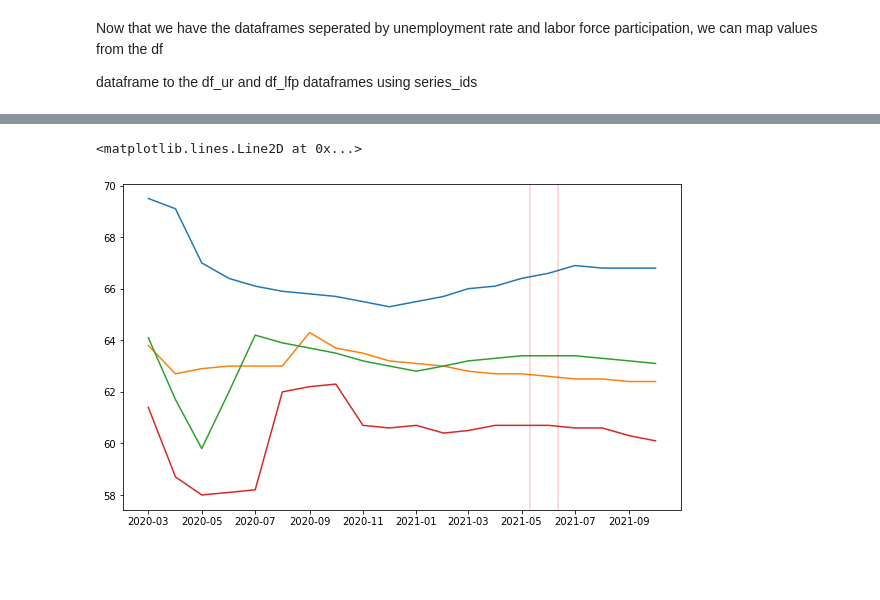
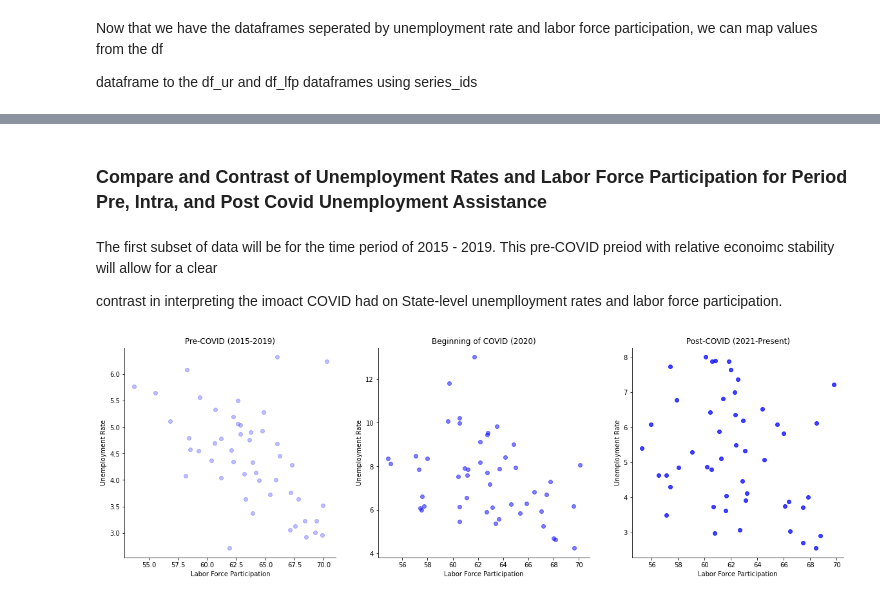
Before and after one commit to vgm236/ferrante_moreira_data_project, a Jupyter notebook: app/ferrante_moreira_project.ipynb, the cells around one changed output, grey strips where cells are left out. Drawn from its saved outputs; the diff is of its cells as text; code cells hidden in the pictures; blank space fills up the shorter version.

Commit message:
Initial Graphics

```diff
--- a/app/ferrante_moreira_project.ipynb
+++ b/app/ferrante_moreira_project.ipynb
@@ -603,14 +568,43 @@ See the caveats in the documentation: https://pandas.pydata.org/pandas-docs/stab
-# %%
-# Subset of data to play with for COVID
-covid = df_ur_lfp.query("date >= '2020-03-01'")
-
-# Find all states with expiration announcement on 2021-05-11
-ui_dates.query("annc_date == '2021-05-11'")
-
-fig, ax = plt.subplots(figsize=(10,6))
-plt.plot(covid["labor_force_participation"][["Iowa", "Idaho", "Missouri", "Tennessee"]])
-plt.axvline(pd.Timestamp('2021-05-11'), alpha=0.2, color='r')
-plt.axvline(pd.Timestamp('2021-06-12'), alpha=0.2, color='r')
-# %% [output]
-<matplotlib.lines.Line2D at 0x...>
-[figure, removed]
+# %% [markdown]
+### Compare and Contrast of Unemployment Rates and Labor Force Participation for Period Pre, Intra, and Post Covid Unemployment Assistance
+# %% [markdown]
+The first subset of data will be for the time period of 2015 - 2019. This pre-COVID preiod with relative econoimc stability will allow for a clear
+
+contrast in interpreting the imoact COVID had on State-level unemplloyment rates and labor force participation.
+# %%
+# Generate three datasets for three periods of interest (pre, intra, and post COVID)
+df_pre_covid = df_ur_lfp["2015-01-01":"2019-01-01"]
+
+df_intra_covid = df_ur_lfp["2020-01-01":"2020-12-31"]
+
+df_post_covid = df_ur_lfp["2021-01-01":"2021-10-31"]
+
+
+
+fig, ax = plt.subplots(1, 3, figsize=(20, 6))
+
+ax[0].scatter(
+    df_pre_covid["labor_force_participation"].mean(),
+    df_pre_covid["unemployment_rate"].mean(), color='b', alpha=0.25)
+ax[0].set_title("Pre-COVID (2015-2019)")
+
+ax[1].scatter(
+    df_intra_covid["labor_force_participation"].mean(),
+    df_intra_covid["unemployment_rate"].mean(), color='b', alpha=0.5)
+ax[1].set_title("Beginning of COVID (2020)")
+
+ax[2].scatter(
+    df_post_covid["labor_force_participation"].mean(),
+    df_post_covid["unemployment_rate"].mean(), color='b', alpha=0.75)
+ax[2].set_title("Post-COVID (2021-Present)")
+
+
+for i in [0, 1, 2]:
+    ax[i].set_ylabel("Unemployment Rate")
+    ax[i].set_xlabel("Labor Force Participation")
+
+for i in [0, 1, 2]:
+    ax[i].spines['right'].set_visible(False)
+    ax[i].spines['top'].set_visible(False)
+# %% [output]
+[figure, added]
```
Also changed, not shown: parts of 4 cells of this notebook.
